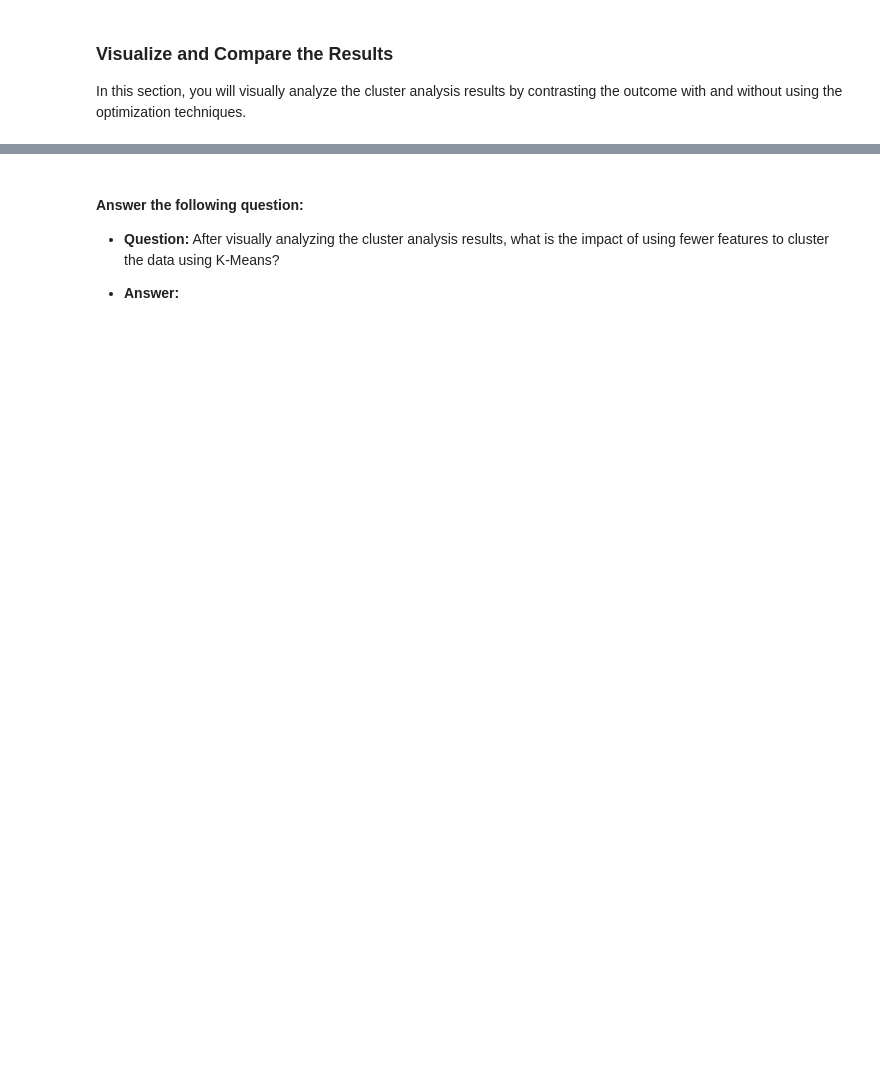
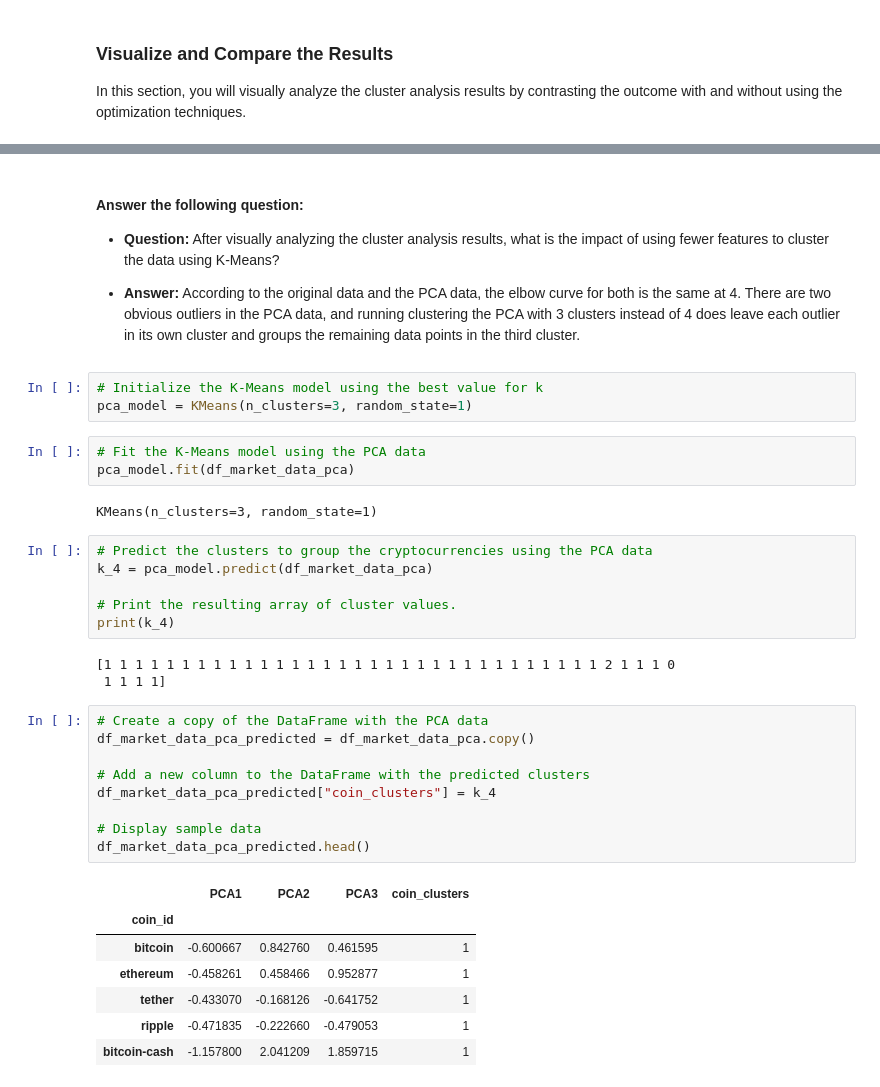
Before and after one commit to atmetz/CryptoClustering, a Jupyter notebook: Crypto_Clustering.ipynb, the cells around one changed output, grey strips where cells are left out. Cells and saved outputs as stored; diff of their text form; blank space fills up the shorter version.

Commit message:
Final version of Crypto_Clustering.ipynb

```diff
--- a/Crypto_Clustering.ipynb
+++ b/Crypto_Clustering.ipynb
@@ -372,4 +380,38 @@ composite_plot
 
   * **Question:** After visually analyzing the cluster analysis results, what is the impact of using fewer features to cluster the data using K-Means?
 
-  * **Answer:**
+  * **Answer:** According to the original data and the PCA data, the elbow curve for both is the same at 4. There are two obvious outliers in the PCA data, and running clustering the PCA with 3 clusters instead of 4 does leave each outlier in its own cluster and groups the remaining data points in the third cluster.
+# %%
+# Initialize the K-Means model using the best value for k
+pca_model = KMeans(n_clusters=3, random_state=1)
+# %%
+# Fit the K-Means model using the PCA data
+pca_model.fit(df_market_data_pca)
+# %% [output]
+KMeans(n_clusters=3, random_state=1)
+# %%
+# Predict the clusters to group the cryptocurrencies using the PCA data
+k_4 = pca_model.predict(df_market_data_pca)
+
+# Print the resulting array of cluster values.
+print(k_4)
+# %% [output]
+[1 1 1 1 1 1 1 1 1 1 1 1 1 1 1 1 1 1 1 1 1 1 1 1 1 1 1 1 1 1 1 1 2 1 1 1 0
+ 1 1 1 1]
+# %%
+# Create a copy of the DataFrame with the PCA data
+df_market_data_pca_predicted = df_market_data_pca.copy()
+
+# Add a new column to the DataFrame with the predicted clusters
+df_market_data_pca_predicted["coin_clusters"] = k_4
+
+# Display sample data
+df_market_data_pca_predicted.head()
+# %% [output]
+|  | PCA1 | PCA2 | PCA3 | coin_clusters |
+| coin_id |  |  |  |  |
+| bitcoin | -0.600667 | 0.842760 | 0.461595 | 1 |
+| ethereum | -0.458261 | 0.458466 | 0.952877 | 1 |
+| tether | -0.433070 | -0.168126 | -0.641752 | 1 |
+| ripple | -0.471835 | -0.222660 | -0.479053 | 1 |
+| bitcoin-cash | -1.157800 | 2.041209 | 1.859715 | 1 |
```
Also changed, not shown: parts of 2 cells of this notebook.
